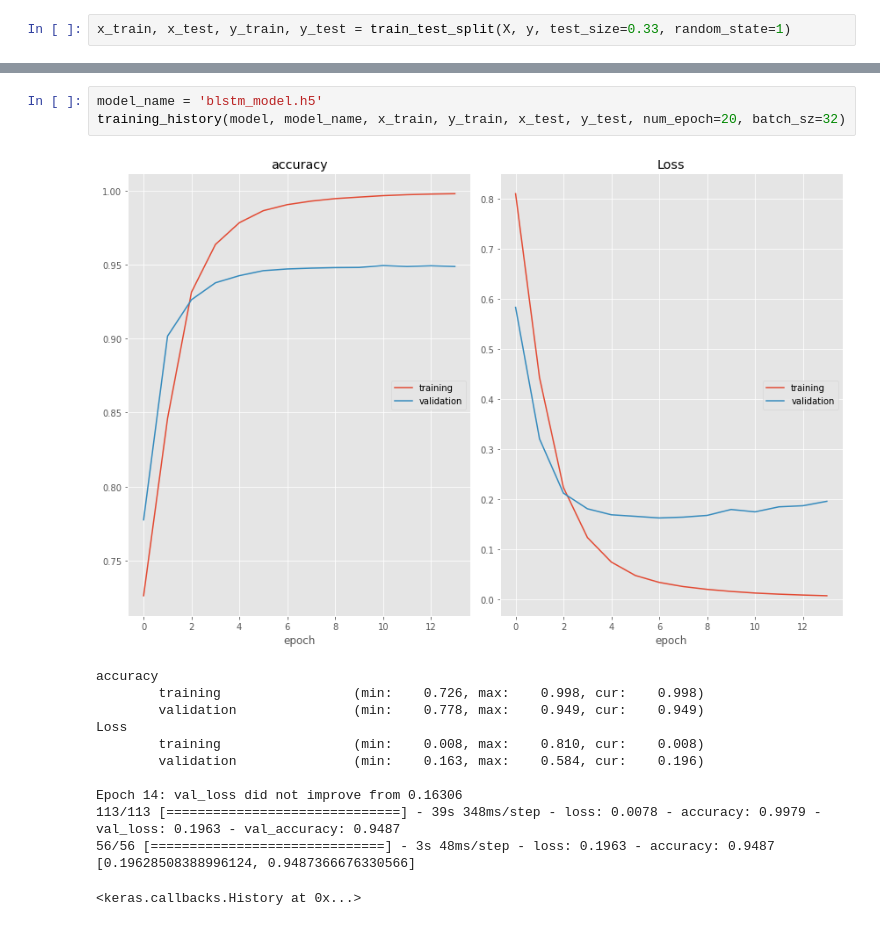
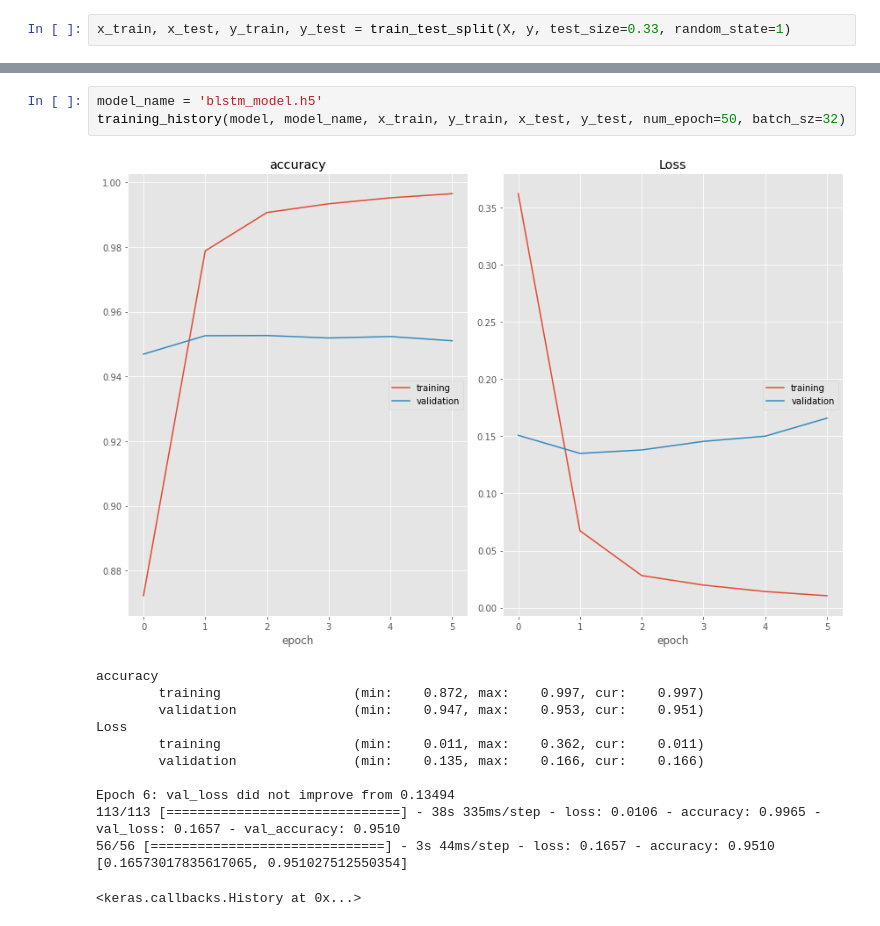
Before and after one commit to fathanick/Word-level-Indonesian-Javanese-English-code-mixed-language-identification, a Jupyter notebook: deep learning/bilstm_training.ipynb, the cells around one changed output, grey strips where cells are left out. Drawn from its saved outputs; the diff is of its cells as text.

```diff
--- a/deep learning/bilstm_training.ipynb
+++ b/deep learning/bilstm_training.ipynb
@@ -54,19 +54,19 @@ _________________________________________________________________
 # %%
 model_name = 'blstm_model.h5'
-training_history(model, model_name, x_train, y_train, x_test, y_test, num_epoch=20, batch_sz=32)
+training_history(model, model_name, x_train, y_train, x_test, y_test, num_epoch=50, batch_sz=32)
 # %% [output]
-[figure, old version]
+[figure, new version]
 accuracy
-        training                 (min:    0.726, max:    0.998, cur:    0.998)
-        validation               (min:    0.778, max:    0.949, cur:    0.949)
+        training                 (min:    0.872, max:    0.997, cur:    0.997)
+        validation               (min:    0.947, max:    0.953, cur:    0.951)
 Loss
-        training                 (min:    0.008, max:    0.810, cur:    0.008)
-        validation               (min:    0.163, max:    0.584, cur:    0.196)
+        training                 (min:    0.011, max:    0.362, cur:    0.011)
+        validation               (min:    0.135, max:    0.166, cur:    0.166)
 
-Epoch 14: val_loss did not improve from 0.16306
-113/113 [==============================] - 39s 348ms/step - loss: 0.0078 - accuracy: 0.9979 - val_loss: 0.1963 - val_accuracy: 0.9487
-56/56 [==============================] - 3s 48ms/step - loss: 0.1963 - accuracy: 0.9487
-[0.19628508388996124, 0.9487366676330566]
+Epoch 6: val_loss did not improve from 0.13494
+113/113 [==============================] - 38s 335ms/step - loss: 0.0106 - accuracy: 0.9965 - val_loss: 0.1657 - val_accuracy: 0.9510
+56/56 [==============================] - 3s 44ms/step - loss: 0.1657 - accuracy: 0.9510
+[0.16573017835617065, 0.951027512550354]
 <keras.callbacks.History at 0x...>
 # %%
 performance_report(model, x_test, y_test, tags, df)
```
Also changed, not shown: parts of 3 cells of this notebook, 1 other file.
